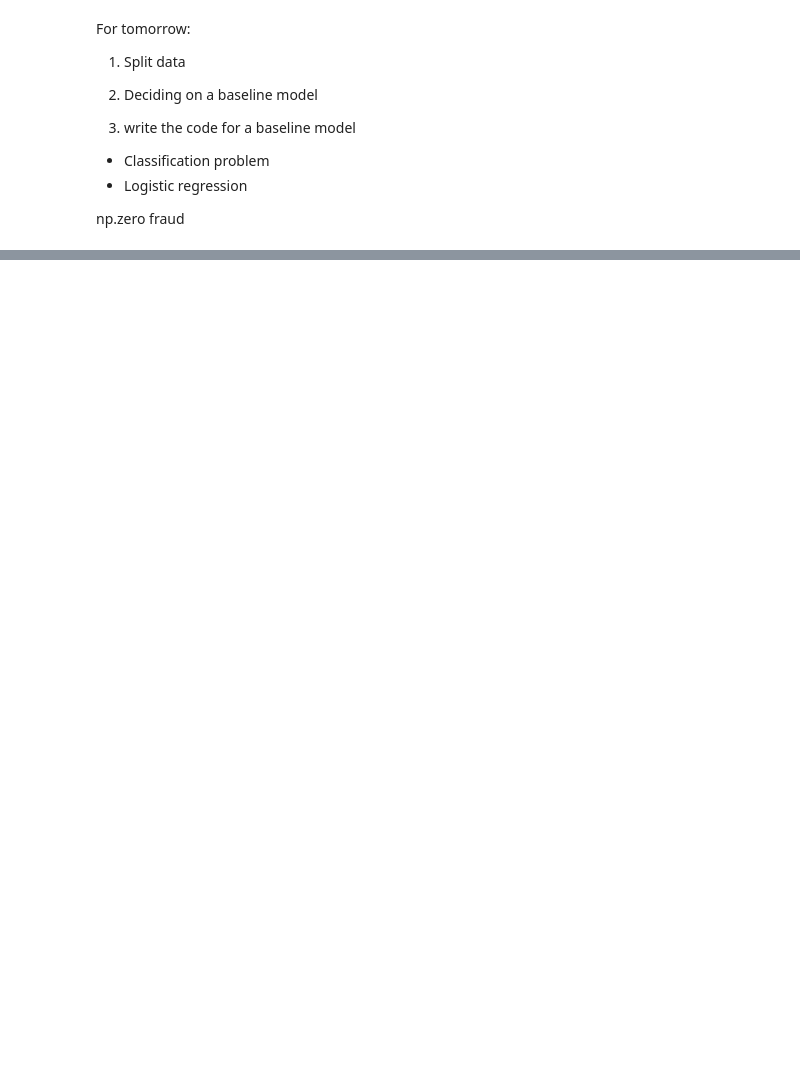
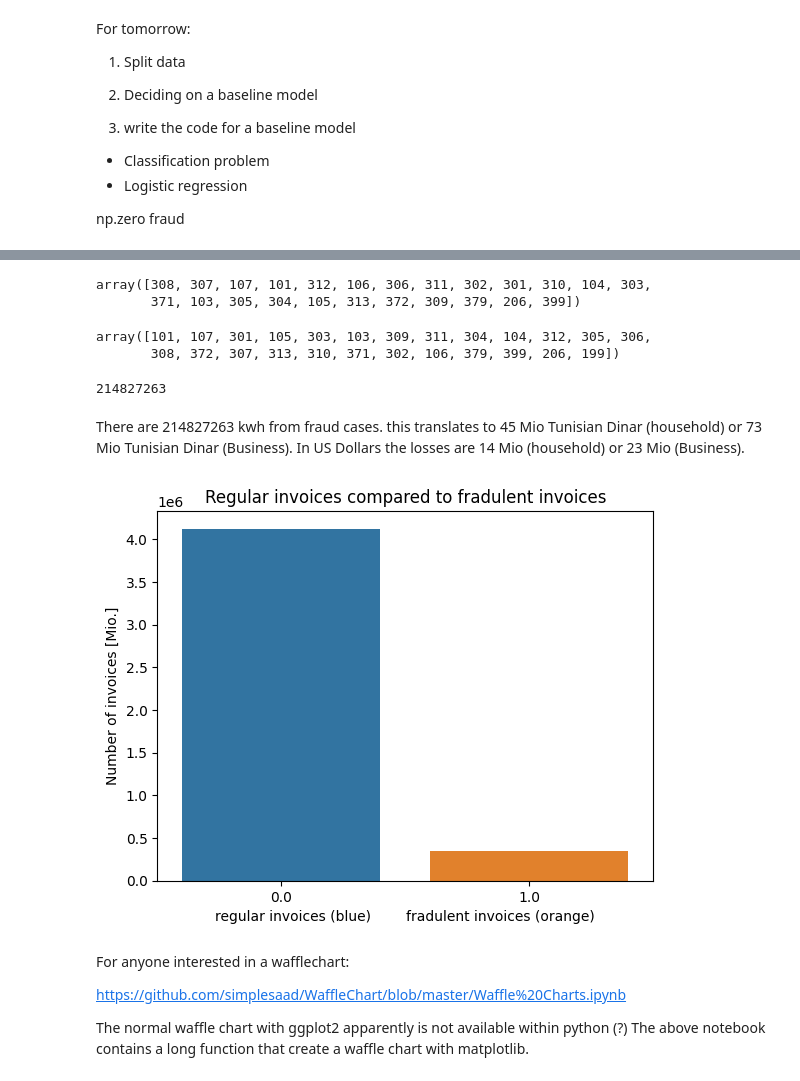
Before and after one commit to TomPreto/Fraud-Detection-ML, a Jupyter notebook: ExploringDataAndCleaning.ipynb, the cells around one changed output, grey strips where cells are left out. Saved outputs shown, nothing was run; the diff lists cells and outputs as text; code cells hidden in the pictures; blank space fills up the shorter version.

```diff
--- a/ExploringDataAndCleaning.ipynb
+++ b/ExploringDataAndCleaning.ipynb
@@ -241,0 +709,10 @@ np.zero fraud
+# %%
+dfw_fraud_ELEC['region'].unique()
+# %% [output]
+array([308, 307, 107, 101, 312, 106, 306, 311, 302, 301, 310, 104, 303,
+       371, 103, 305, 304, 105, 313, 372, 309, 379, 206, 399])
+# %%
+dfw['region'].unique()
+# %% [output]
+array([101, 107, 301, 105, 303, 103, 309, 311, 304, 104, 312, 305, 306,
+       308, 372, 307, 313, 310, 371, 302, 106, 379, 399, 206, 199])
@@ -241,0 +723,12 @@ np.zero fraud
+# %%
+# Sum the sum of all consommation levels for all fraud cases
+dfw_fraud_ELEC['sum_of_consommation_levels'].sum()
+# %% [output]
+214827263
+# %% [markdown]
+There are 214827263 kwh from fraud cases. this translates to 45 Mio Tunisian Dinar (household) or 73 Mio Tunisian Dinar (Business). In US Dollars the losses are 14 Mio (household) or 23 Mio (Business).
+# %%
+#Create the figure for the losses
+# Create labels
+x_labels = "regular invoices (blue)        fradulent invoices (orange)"
+y_labels = "Number of invoices [Mio.]"
@@ -241,0 +737,14 @@ np.zero fraud
+# %%
+#Create the figure
+ax = sns.countplot(data = dfw, x = 'target')
+ax.set(xlabel = x_labels, ylabel = y_labels, title = 'Regular invoices compared to fradulent invoices')
+pltp.show()
+# %% [output]
+[figure, added]
+# %% [markdown]
+For anyone interested in a wafflechart:
+
+https://github.com/simplesaad/WaffleChart/blob/master/Waffle%20Charts.ipynb
+
+The normal waffle chart with ggplot2 apparently is not available within python (?)
+The above notebook contains a long function that create a waffle chart with matplotlib.
```
Also changed, not shown: parts of 61 cells of this notebook.
